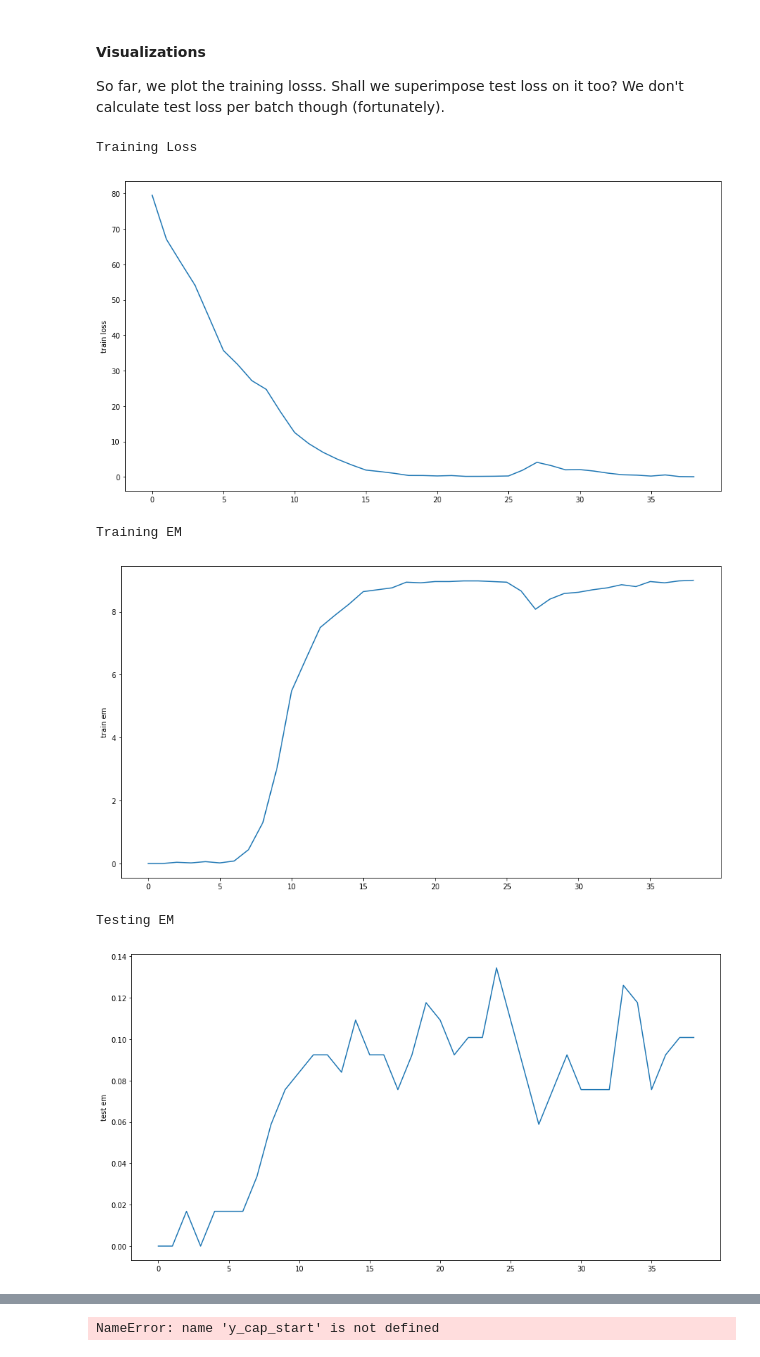
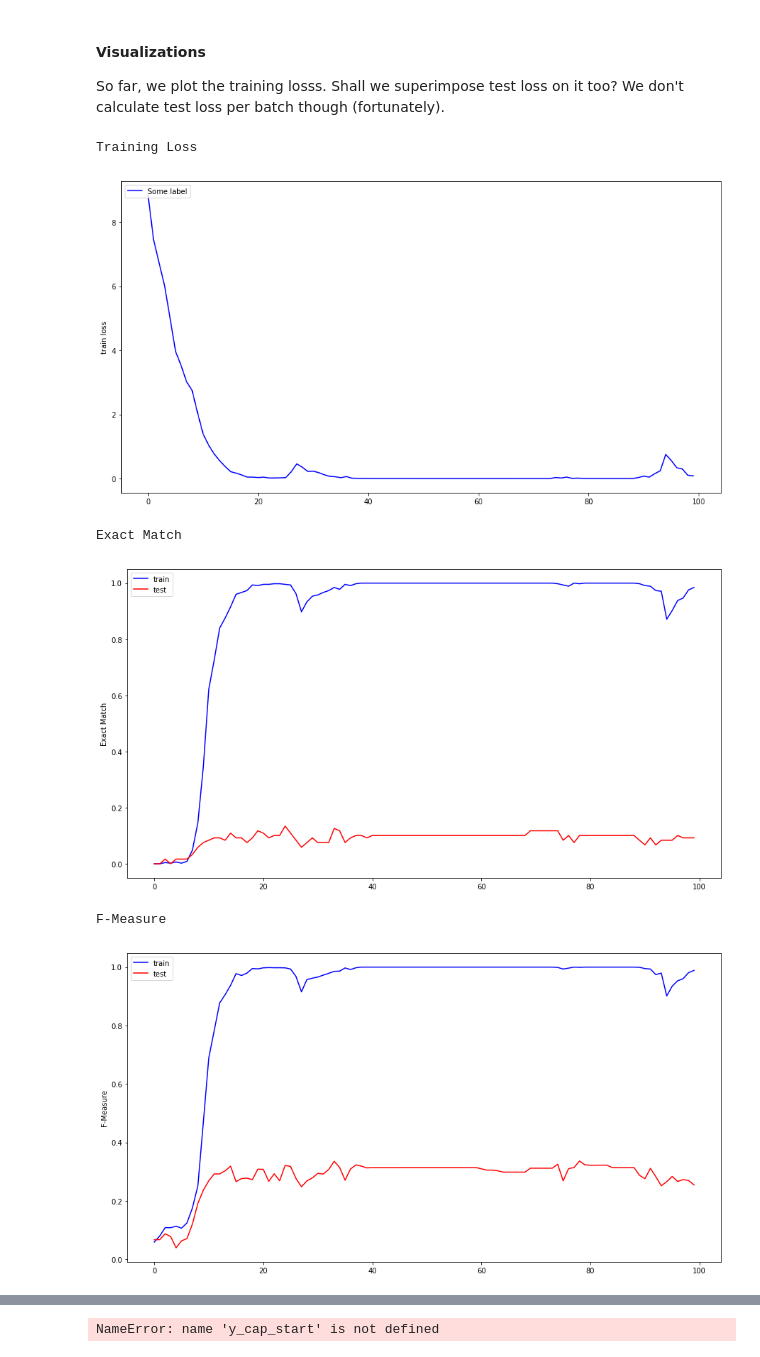
Before and after one commit to geraltofrivia/match-lstm-ptr-network, a Jupyter notebook: model.ipynb, the cells around one changed output, grey strips where cells are left out. Cells and saved outputs as stored; diff of their text form; code cells hidden in the pictures.

```diff
--- a/model.ipynb
+++ b/model.ipynb
@@ -1089,7 +1165,7 @@ def training_loop(_models, _data, _macros, _epochs, _save=0, _test_eval=0, _trai
 """
 # ques_model.state_dict()
 # %%
-def visualize_loss(loss, _label="Some label", _only_epoch=True):
+def visualize_loss(loss, loss2=None, _label="Some label", _label2="Some other label", _name="Generic Name", _only_epoch=True):
     """
         Fn to visualize loss.
         Expects either
@@ -1100,24 +1176,30 @@ def visualize_loss(loss, _label="Some label", _only_epoch=True):
     plt.rcParams['figure.figsize'] = [15, 8]
 
     # Detect input format
-    if type(loss[0]) in [int, float, long]:
+    if type(loss[0]) is not list: #in [int, float, long]:
 
 #         print("here")
-
-        plt.plot(loss)
-        plt.ylabel(_label)
+        plt.plot(loss, '-b', label=_label)
+        if loss2: plt.plot(loss2, '-r', label=_label2)
+        plt.ylabel(_name)
+        pylab.legend(loc='upper left')
         plt.show()
 
     elif type(loss[0]) == list:
 
         if _only_epoch:
-            loss = [ sum(x) for x in loss ]
+            loss = [ np.mean(x) for x in loss ]
+            if loss2 is not None:
+                loss2 = [ np.mean(x) for x in loss2 ]
 
         else:
             loss = [ y for x in loss for y in x ]
+            if loss2 is not None: loss2 = [ y for x in loss2 for y in x ]
 
-        plt.plot(loss)
-        plt.ylabel(_label)
+        plt.plot(loss, '-b', label=_label)
+        if loss2 is not None: plt.plot(loss2, '-r', label=_label2)
+        plt.ylabel(_name)
+        pylab.legend(loc='upper left')
         plt.show()
 # %% [markdown]
 ## Orchestrator
@@ -1240,22 +1315,23 @@ Shall we superimpose test loss on it too? We don't calculate test loss per batch
 # %%
 # Visualizations
 print("Training Loss")
-visualize_loss(op[0], "train loss", _only_epoch=True)
+visualize_loss(loss=op[0], _name="train loss", _only_epoch=True)
 
 # if len(op[1]) > 0:
 
-print("Training EM")
-visualize_loss(op[1], "train em", _only_epoch=True)
+print("Exact Match")
+visualize_loss(loss=op[1], loss2=op[4], _label="train", _label2="test", _name="Exact Match", _only_epoch=True)
+# visualize_loss(loss=op[1], _label="train em", _label2="test em", _only_epoch=True)
 
-print("Testing EM")
-visualize_loss(op[3], "test em")
+print("F-Measure")
+visualize_loss(loss=op[2], loss2=op[5], _label="train", _label2="test", _name="F-Measure")
 
-
+# op[3]
 # print(op[1])
 # %% [output]
 Training Loss
-[figure, old version]
+[figure, new version]
-Training EM
+Exact Match
-[figure, old version]
+[figure, new version]
-Testing EM
+F-Measure
-[figure, old version]
+[figure, new version]
```
Also changed, not shown: parts of 7 cells of this notebook, 3 other files.
